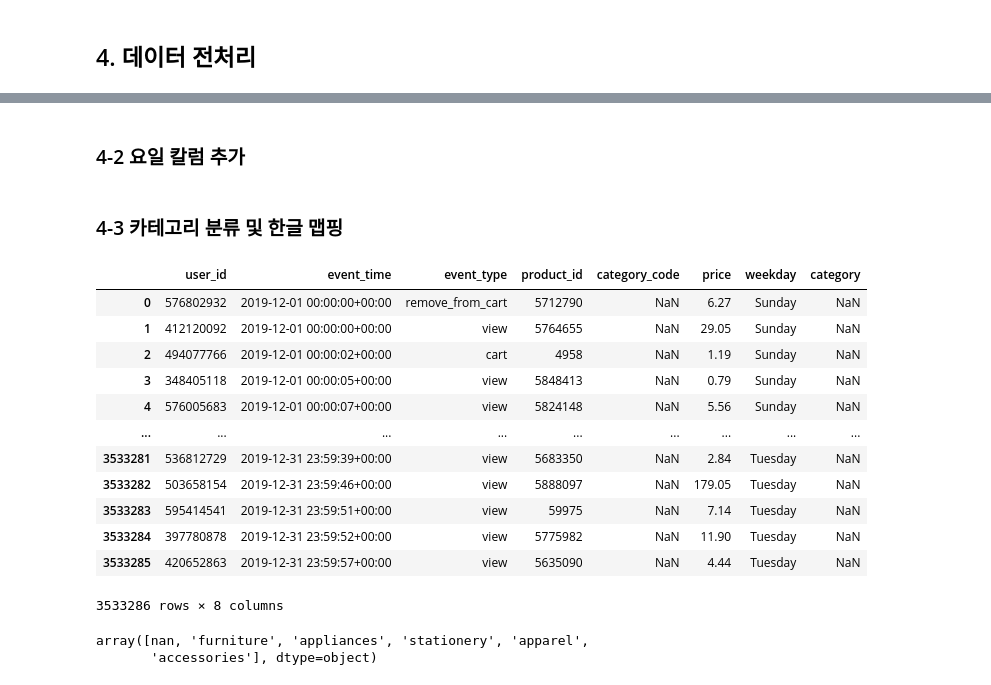
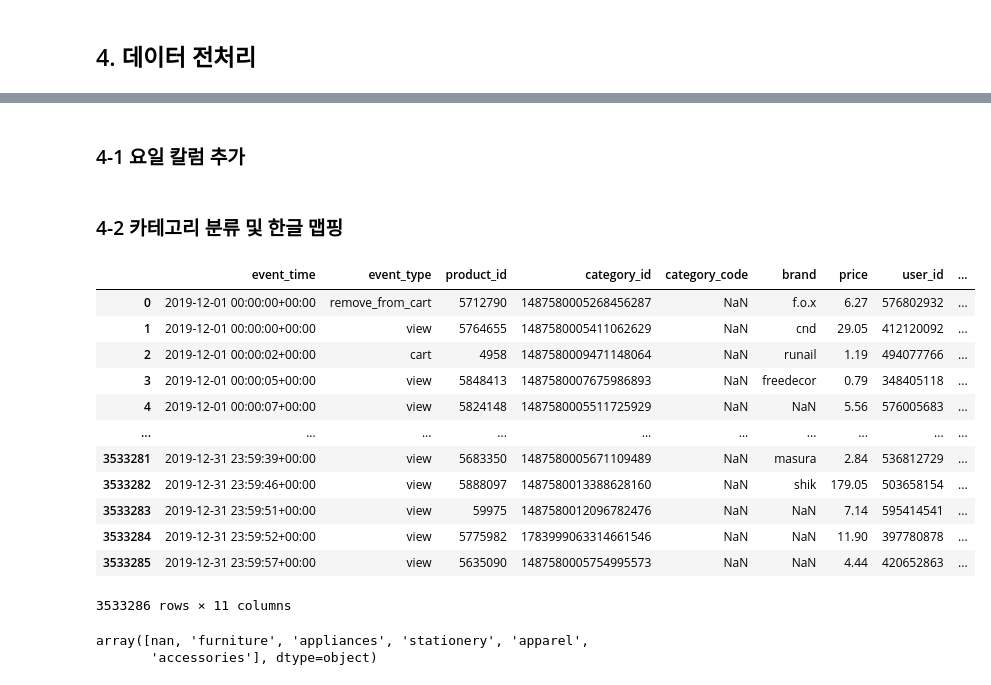
Before and after one commit to None425/ecommerce-user-behavior-analysis, a Jupyter notebook: notebooks/ECommerceLog.ipynb, the cells around one changed output, grey strips where cells are left out. Drawn from its saved outputs; the diff is of its cells as text; code cells hidden in the pictures.

```diff
--- a/notebooks/ECommerceLog.ipynb
+++ b/notebooks/ECommerceLog.ipynb
@@ -148,25 +144,25 @@ df_1
 # %% [markdown]
-### 4-2 요일 칼럼 추가
+### 4-1 요일 칼럼 추가
 # %%
-df_1["event_time"] = pd.to_datetime(df_1["event_time"])
-df_1["weekday"] = df_1["event_time"].dt.day_name()
+df["event_time"] = pd.to_datetime(df["event_time"])
+df["weekday"] = df["event_time"].dt.day_name()
 # %% [markdown]
-### 4-3 카테고리 분류 및 한글 맵핑
+### 4-2 카테고리 분류 및 한글 맵핑
 # %%
-df_1["category"] = df_1["category_code"].str.split(".").str[0]
-df_1
+df["category"] = df["category_code"].str.split(".").str[0]
+df
 # %% [output]
-|  | user_id | event_time | event_type | product_id | category_code | price | weekday | category |
-| 0 | 576802932 | 2019-12-01 00:00:00+00:00 | remove_from_cart | 5712790 | NaN | 6.27 | Sunday | NaN |
-| 1 | 412120092 | 2019-12-01 00:00:00+00:00 | view | 5764655 | NaN | 29.05 | Sunday | NaN |
-| 2 | 494077766 | 2019-12-01 00:00:02+00:00 | cart | 4958 | NaN | 1.19 | Sunday | NaN |
-| 3 | 348405118 | 2019-12-01 00:00:05+00:00 | view | 5848413 | NaN | 0.79 | Sunday | NaN |
-| 4 | 576005683 | 2019-12-01 00:00:07+00:00 | view | 5824148 | NaN | 5.56 | Sunday | NaN |
-| ... | ... | ... | ... | ... | ... | ... | ... | ... |
-| 3533281 | 536812729 | 2019-12-31 23:59:39+00:00 | view | 5683350 | NaN | 2.84 | Tuesday | NaN |
-| 3533282 | 503658154 | 2019-12-31 23:59:46+00:00 | view | 5888097 | NaN | 179.05 | Tuesday | NaN |
-| 3533283 | 595414541 | 2019-12-31 23:59:51+00:00 | view | 59975 | NaN | 7.14 | Tuesday | NaN |
-| 3533284 | 397780878 | 2019-12-31 23:59:52+00:00 | view | 5775982 | NaN | 11.90 | Tuesday | NaN |
-| 3533285 | 420652863 | 2019-12-31 23:59:57+00:00 | view | 5635090 | NaN | 4.44 | Tuesday | NaN |
+|  | event_time | event_type | product_id | category_id | category_code | brand | price | user_id | ... |
+| 0 | 2019-12-01 00:00:00+00:00 | remove_from_cart | 5712790 | 1487580005268456287 | NaN | f.o.x | 6.27 | 576802932 | ... |
+| 1 | 2019-12-01 00:00:00+00:00 | view | 5764655 | 1487580005411062629 | NaN | cnd | 29.05 | 412120092 | ... |
+| 2 | 2019-12-01 00:00:02+00:00 | cart | 4958 | 1487580009471148064 | NaN | runail | 1.19 | 494077766 | ... |
+| 3 | 2019-12-01 00:00:05+00:00 | view | 5848413 | 1487580007675986893 | NaN | freedecor | 0.79 | 348405118 | ... |
+| 4 | 2019-12-01 00:00:07+00:00 | view | 5824148 | 1487580005511725929 | NaN | NaN | 5.56 | 576005683 | ... |
+| ... | ... | ... | ... | ... | ... | ... | ... | ... | ... |
+| 3533281 | 2019-12-31 23:59:39+00:00 | view | 5683350 | 1487580005671109489 | NaN | masura | 2.84 | 536812729 | ... |
+| 3533282 | 2019-12-31 23:59:46+00:00 | view | 5888097 | 1487580013388628160 | NaN | shik | 179.05 | 503658154 | ... |
+| 3533283 | 2019-12-31 23:59:51+00:00 | view | 59975 | 1487580012096782476 | NaN | NaN | 7.14 | 595414541 | ... |
+| 3533284 | 2019-12-31 23:59:52+00:00 | view | 5775982 | 1783999063314661546 | NaN | NaN | 11.90 | 397780878 | ... |
+| 3533285 | 2019-12-31 23:59:57+00:00 | view | 5635090 | 1487580005754995573 | NaN | NaN | 4.44 | 420652863 | ... |
-3533286 rows × 8 columns
+3533286 rows × 11 columns
 # %%
```
Also changed, not shown: parts of 32 cells of this notebook.
